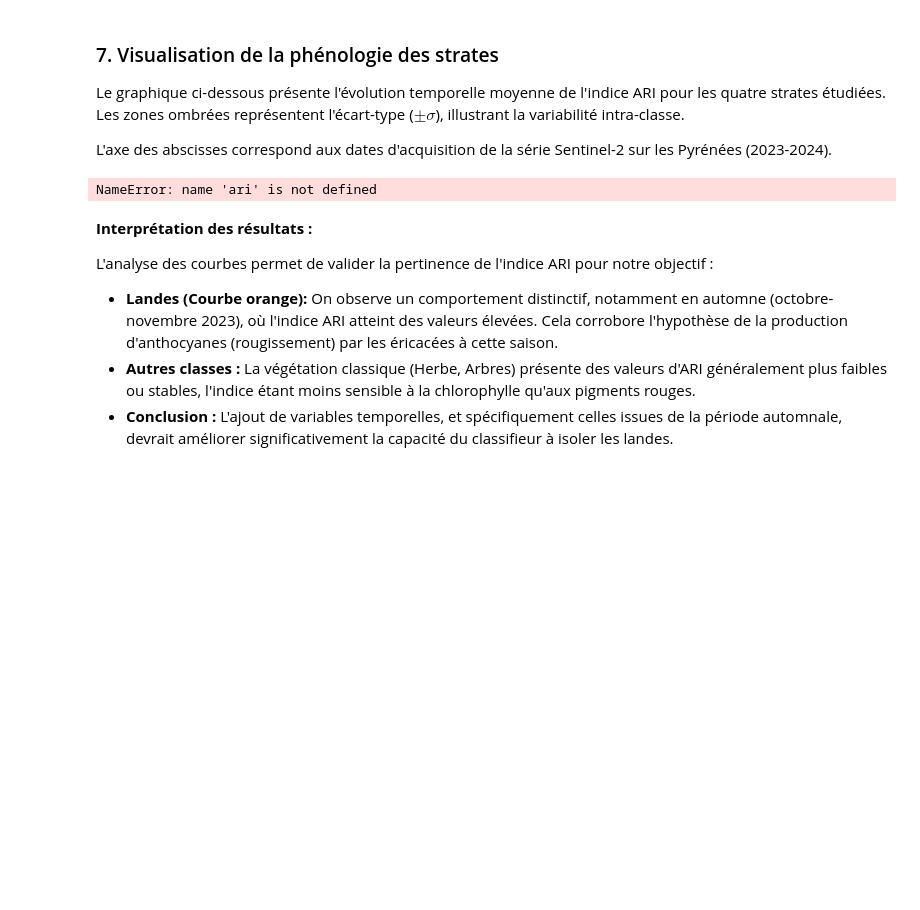
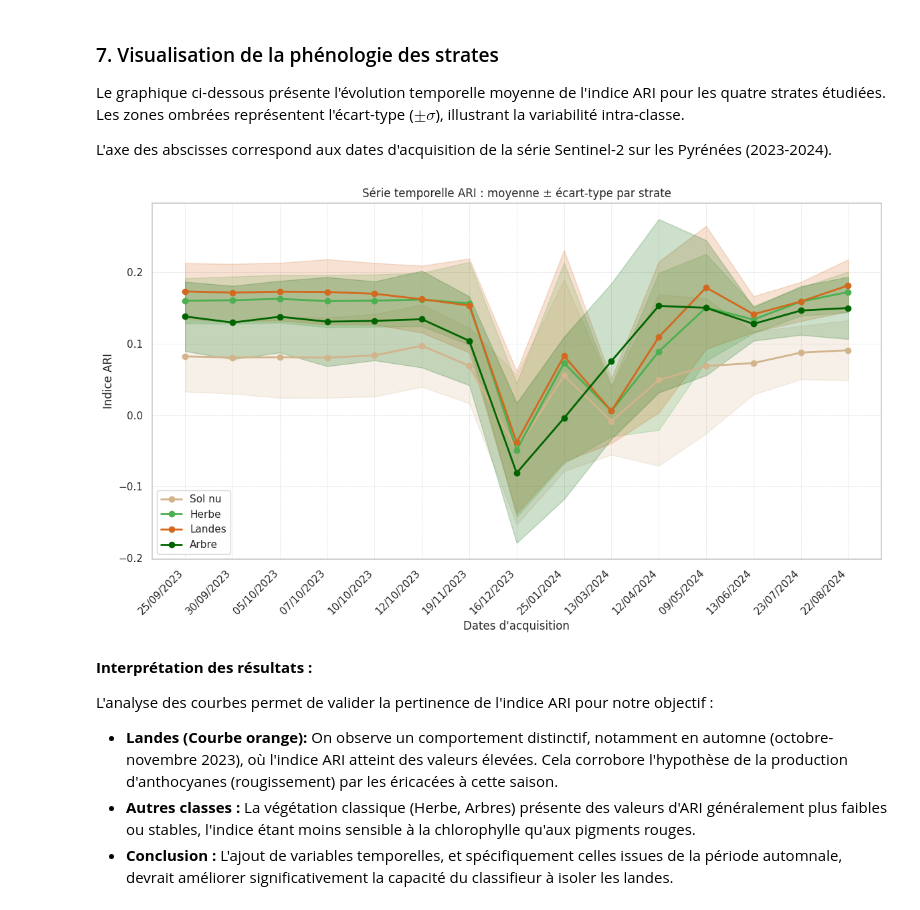
Before and after one commit to bartholomeo-gif/projet_telea_LAFARGUE_JUSTIN-1, a Jupyter notebook: projet_telea_LAFARGUE_JUSTIN/projet_telea_LAFARGUE_JUSTIN.ipynb, the cells around one changed output. Cells and saved outputs as stored; diff of their text form; code cells hidden in the pictures; blank space fills up the shorter version.

```diff
--- a/projet_telea_LAFARGUE_JUSTIN/projet_telea_LAFARGUE_JUSTIN.ipynb
+++ b/projet_telea_LAFARGUE_JUSTIN/projet_telea_LAFARGUE_JUSTIN.ipynb
@@ -470,6 +470,7 @@ L'axe des abscisses correspond aux dates d'acquisition de la série Sentinel-2 s
 
 import numpy as np
 import matplotlib.pyplot as plt
+
 
 dates = [
     "25/09/2023", "30/09/2023", "05/10/2023", "07/10/2023", "10/10/2023",
@@ -477,10 +478,11 @@ dates = [
     "12/04/2024", "09/05/2024", "13/06/2024", "23/07/2024", "22/08/2024"
 ]
 
-if ari.shape[-1] != len(dates):
-    ari_ts = np.moveaxis(ari, 0, -1)
+if ari_array.shape[-1] != len(dates):
+    ari_ts = np.moveaxis(ari_array, 0, -1)
 else:
-    ari_ts = ari
+    ari_ts = ari_array
+
 
 classes_ids = sorted(noms_classes.keys())
 n_classes = len(classes_ids)
@@ -506,34 +508,34 @@ fig, ax = plt.subplots(figsize=(12, 7))
 x = np.arange(n_dates)
 
 for i, cls_id in enumerate(classes_ids):
     ax.plot(
         x,
         means[i, :],
         label=noms_classes[cls_id],
         color=couleurs[i],
         marker='o',
         linewidth=2
     )
     ax.fill_between(
         x,
         means[i, :] - stds[i, :],
         means[i, :] + stds[i, :],
         color=couleurs[i],
         alpha=0.2
     )
 
 ax.set_xlabel("Dates d'acquisition")
 ax.set_ylabel("Indice ARI")
 ax.set_title("Série temporelle ARI : moyenne ± écart-type par strate")
 ax.set_xticks(x)
 ax.set_xticklabels(dates, rotation=45, ha='right')
 ax.grid(True, which='both', linestyle='--', linewidth=0.5, alpha=0.7)
 ax.legend()
 
 plt.tight_layout()
 plt.show()
 # %% [output]
-NameError: name 'ari' is not defined
+[figure, added]
 # %% [markdown]
 **Interprétation des résultats :**
 
```
Also changed, not shown: parts of 6 cells of this notebook.
